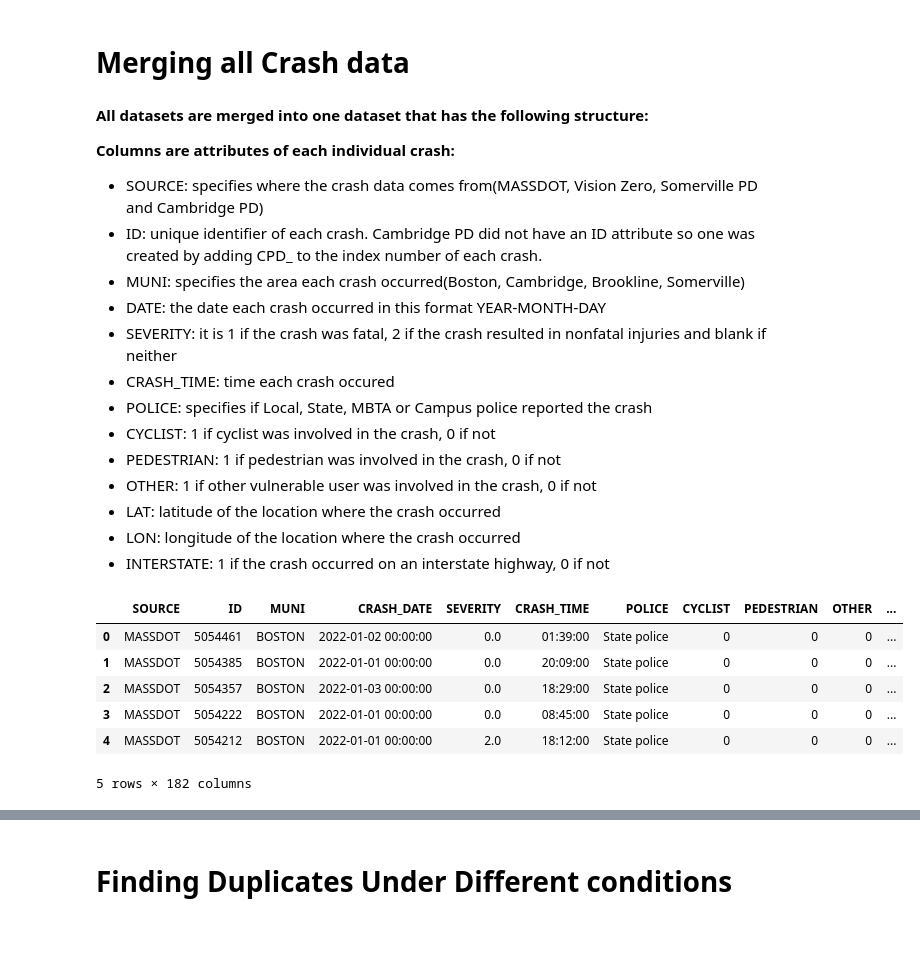
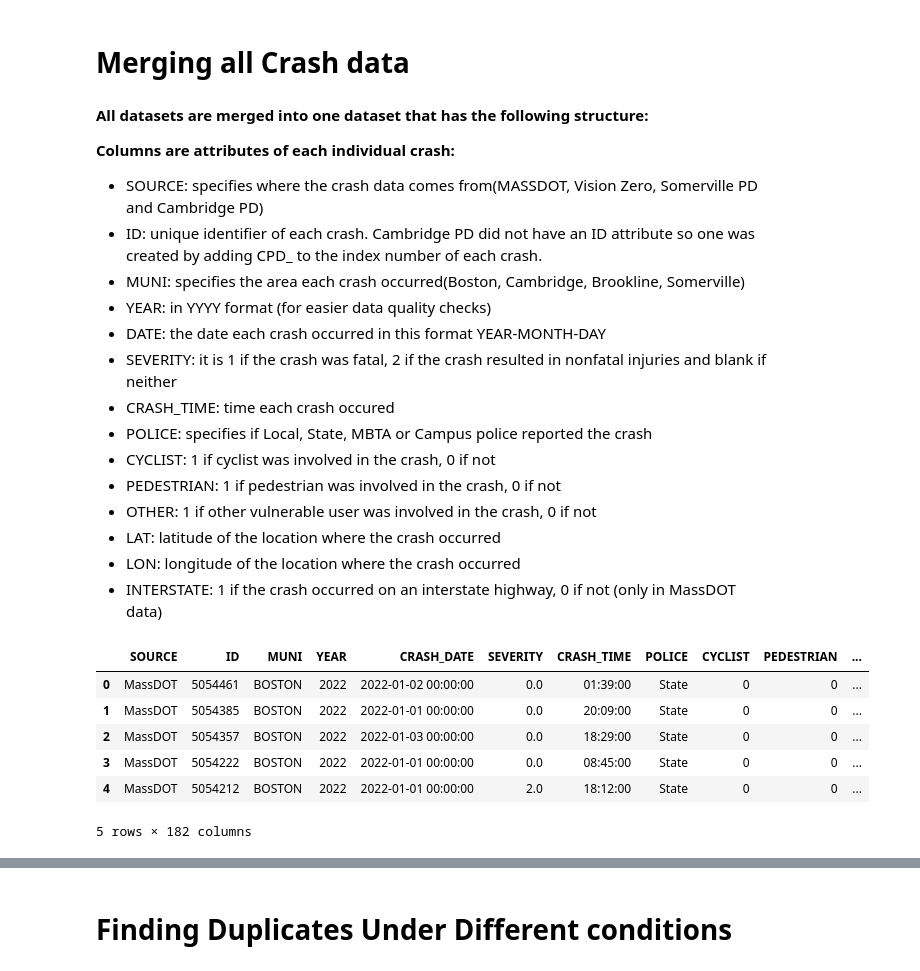
Before and after one commit to JackDougherty/mass-crash-map, a Jupyter notebook: boston-core-merge-clean.ipynb, the cells around one changed output, grey strips where cells are left out. Cells and saved outputs as stored; diff of their text form; code cells hidden in the pictures; blank space fills up the shorter version.

Commit message:
updated boston-core-merge-clean and outputs

```diff
--- a/boston-core-merge-clean.ipynb
+++ b/boston-core-merge-clean.ipynb
@@ -33,7 +39,7 @@ Requirement already satisfied: numpy in /Library/Frameworks/Python.framework/Ver
 # %%
 all_features = []
 
-years = range(2022, 2027)
+years = ['2022','2023v','2024','2025','2026']
 
 for year in years:
 
@@ -391,7 +388,8 @@ bvz_crashes['SEVERITY'] = ''
 bvz_crashes['ID'] = bvz_crashes['_id']
 bvz_crashes['MUNI'] = bvz_crashes['CITY_TOWN_NAME']
 bvz_crashes = bvz_crashes.drop(columns=["_id", "CITY_TOWN_NAME"])
-bvz_crashes['SOURCE'] = 'BOSTON_VISION_ZERO'
+bvz_crashes['SOURCE'] = 'BostonVisionZero'
+bvz_crashes['YEAR'] = pd.to_datetime(bvz_crashes["CRASH_DATE"]).dt.year
 # %% [markdown]
 **Standardizing Cambridge PD crashes**
 # %% [markdown]
@@ -427,7 +425,8 @@ ca_crashes['INTERSTATE'] = ''
 ca_crashes['ID'] = 'CPD_' + ca_crashes.index.astype(str)
 ca_crashes['MUNI'] = ca_crashes['CITY_TOWN_NAME']
 ca_crashes = ca_crashes.drop(columns=["CITY_TOWN_NAME"])
-ca_crashes['SOURCE'] = 'CAMBRIDGE_PD'
+ca_crashes['SOURCE'] = 'CambridgePD'
+ca_crashes['YEAR'] = pd.to_datetime(ca_crashes["CRASH_DATE"]).dt.year
 # %% [markdown]
 **Standardizing Somerville PD crashes**
 # %%
@@ -463,7 +462,8 @@ so_crashes['INTERSTATE'] = ''
 so_crashes['ID'] = so_crashes['CRASH_NUMB']
 so_crashes['MUNI'] = so_crashes['CITY_TOWN_NAME']
 so_crashes = so_crashes.drop(columns=["CRASH_NUMB", "CITY_TOWN_NAME"])
-so_crashes['SOURCE'] = 'SOMERVILLE_PD'
+so_crashes['SOURCE'] = 'SomervillePD'
+so_crashes['YEAR'] = pd.to_datetime(so_crashes["CRASH_DATE"]).dt.year
 # %% [markdown]
 # Merging all Crash data
 # %% [markdown]
@@ -477,6 +477,7 @@ PD and Cambridge PD)
 was created by adding CPD_ to the index number of each crash.
 * MUNI: specifies the area each crash occurred(Boston, Cambridge, Brookline,
 Somerville)
+* YEAR: in YYYY format (for easier data quality checks)
 * DATE: the date each crash occurred in this format YEAR-MONTH-DAY
 * SEVERITY: it is 1 if the crash was fatal, 2 if the crash resulted in nonfatal injuries and
 blank if neither
@@ -487,7 +488,7 @@ blank if neither
 * OTHER: 1 if other vulnerable user was involved in the crash, 0 if not
 * LAT: latitude of the location where the crash occurred
 * LON: longitude of the location where the crash occurred
-* INTERSTATE: 1 if the crash occurred on an interstate highway, 0 if not
+* INTERSTATE: 1 if the crash occurred on an interstate highway, 0 if not (only in MassDOT data)
 # %%
 combined = pd.concat([
     mass_crashes,
@@ -500,38 +501,40 @@ cols_to_move = [
     "SOURCE",
 
     "ID",
 
     "MUNI",
+
+    "YEAR",
 
     "CRASH_DATE",
 
     "SEVERITY",
 
     "CRASH_TIME",
 
     "POLICE",
 
     "CYCLIST",
 
     "PEDESTRIAN",
 
     "OTHER",
 
     "LAT",
 
     "LON",
 
     "INTERSTATE"
 
 ]
 df = combined[cols_to_move + [c for c in combined.columns if c not in cols_to_move]]
 df.head()
 # %% [output]
-|  | SOURCE | ID | MUNI | CRASH_DATE | SEVERITY | CRASH_TIME | POLICE | CYCLIST | PEDESTRIAN | OTHER | ... |
-| 0 | MASSDOT | 5054461 | BOSTON | 2022-01-02 00:00:00 | 0.0 | 01:39:00 | State police | 0 | 0 | 0 | ... |
-| 1 | MASSDOT | 5054385 | BOSTON | 2022-01-01 00:00:00 | 0.0 | 20:09:00 | State police | 0 | 0 | 0 | ... |
-| 2 | MASSDOT | 5054357 | BOSTON | 2022-01-03 00:00:00 | 0.0 | 18:29:00 | State police | 0 | 0 | 0 | ... |
-| 3 | MASSDOT | 5054222 | BOSTON | 2022-01-01 00:00:00 | 0.0 | 08:45:00 | State police | 0 | 0 | 0 | ... |
-| 4 | MASSDOT | 5054212 | BOSTON | 2022-01-01 00:00:00 | 2.0 | 18:12:00 | State police | 0 | 0 | 0 | ... |
+|  | SOURCE | ID | MUNI | YEAR | CRASH_DATE | SEVERITY | CRASH_TIME | POLICE | CYCLIST | PEDESTRIAN | ... |
+| 0 | MassDOT | 5054461 | BOSTON | 2022 | 2022-01-02 00:00:00 | 0.0 | 01:39:00 | State | 0 | 0 | ... |
+| 1 | MassDOT | 5054385 | BOSTON | 2022 | 2022-01-01 00:00:00 | 0.0 | 20:09:00 | State | 0 | 0 | ... |
+| 2 | MassDOT | 5054357 | BOSTON | 2022 | 2022-01-03 00:00:00 | 0.0 | 18:29:00 | State | 0 | 0 | ... |
+| 3 | MassDOT | 5054222 | BOSTON | 2022 | 2022-01-01 00:00:00 | 0.0 | 08:45:00 | State | 0 | 0 | ... |
+| 4 | MassDOT | 5054212 | BOSTON | 2022 | 2022-01-01 00:00:00 | 2.0 | 18:12:00 | State | 0 | 0 | ... |
 5 rows × 182 columns
 # %%
```
Also changed, not shown: parts of 20 cells of this notebook, 6 other files.
